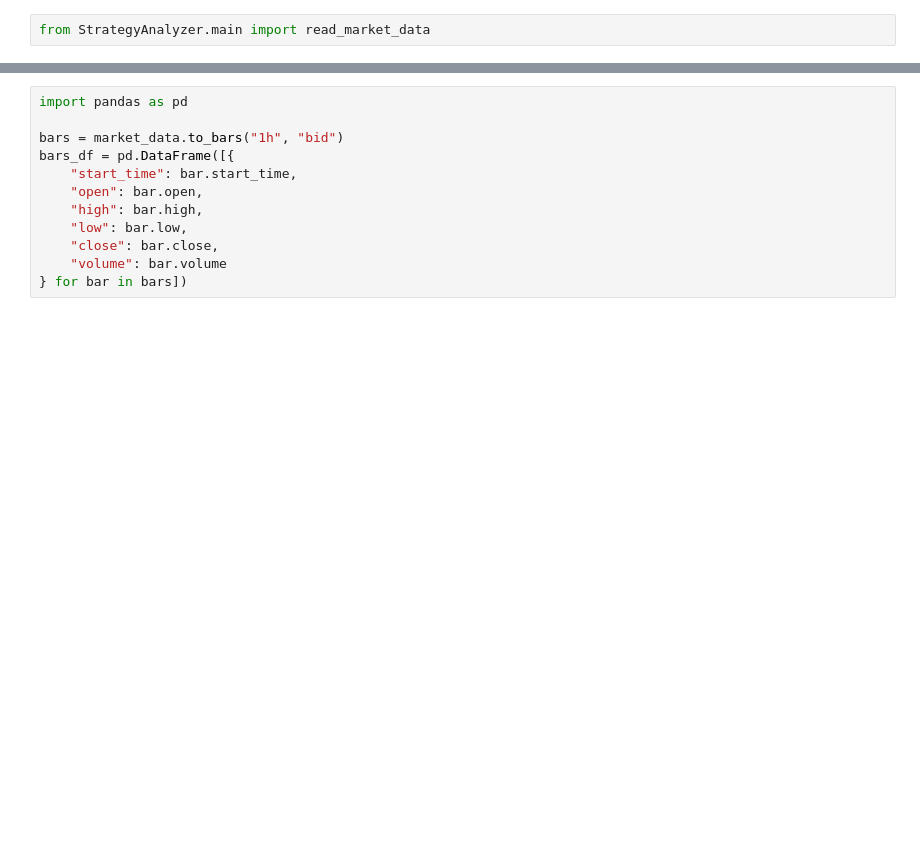
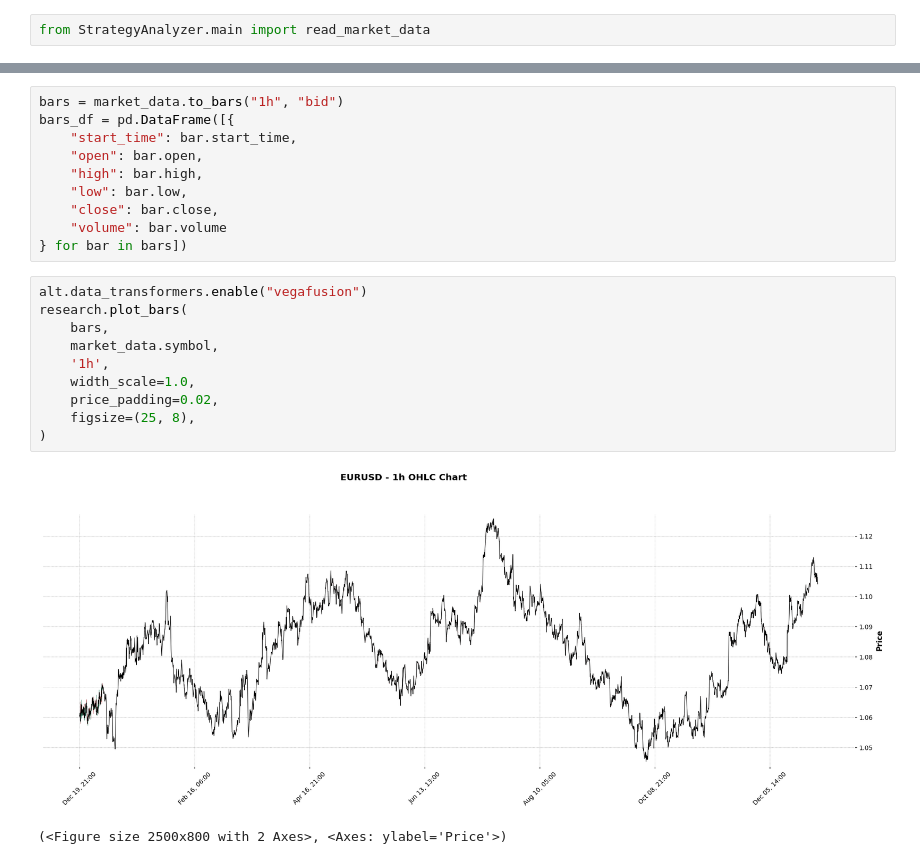
Before and after one commit to Scheggia02/quant-projects, a Jupyter notebook: Source/StrategyAnalyzer/strategy.ipynb, the cells around one changed output, grey strips where cells are left out. Cells and saved outputs as stored; diff of their text form; blank space fills up the shorter version.

```diff
--- a/Source/StrategyAnalyzer/strategy.ipynb
+++ b/Source/StrategyAnalyzer/strategy.ipynb
@@ -17,6 +27,4 @@ Market Data for EURUSD:
 # %%
-import pandas as pd
-
 bars = market_data.to_bars("1h", "bid")
 bars_df = pd.DataFrame([{
     "start_time": bar.start_time,
@@ -26,6 +34,19 @@ bars_df = pd.DataFrame([{
     "close": bar.close,
     "volume": bar.volume
 } for bar in bars])
+# %%
+alt.data_transformers.enable("vegafusion")
+research.plot_bars(
+    bars,
+    market_data.symbol,
+    '1h',
+    width_scale=1.0,
+    price_padding=0.02,
+    figsize=(25, 8),
+)
+# %% [output]
+[figure, added]
+(<Figure size 2500x800 with 2 Axes>, <Axes: ylabel='Price'>)
 # %%
 bars_df.head()
 # %% [output]
```
Also changed, not shown: parts of 5 cells of this notebook, 8 other files.
